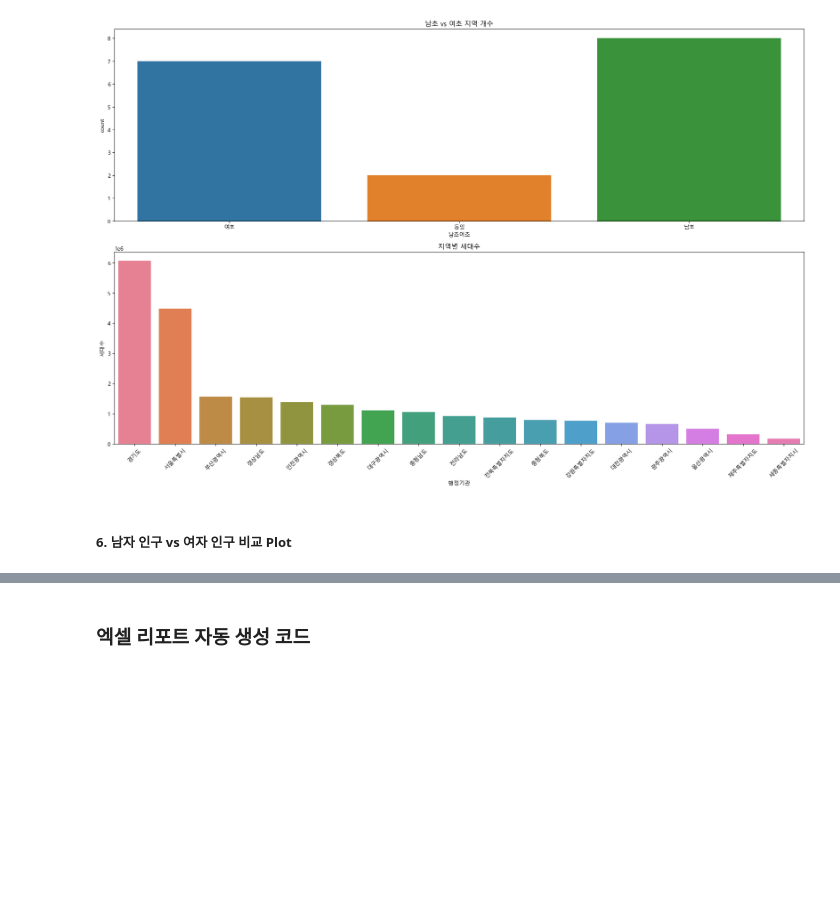
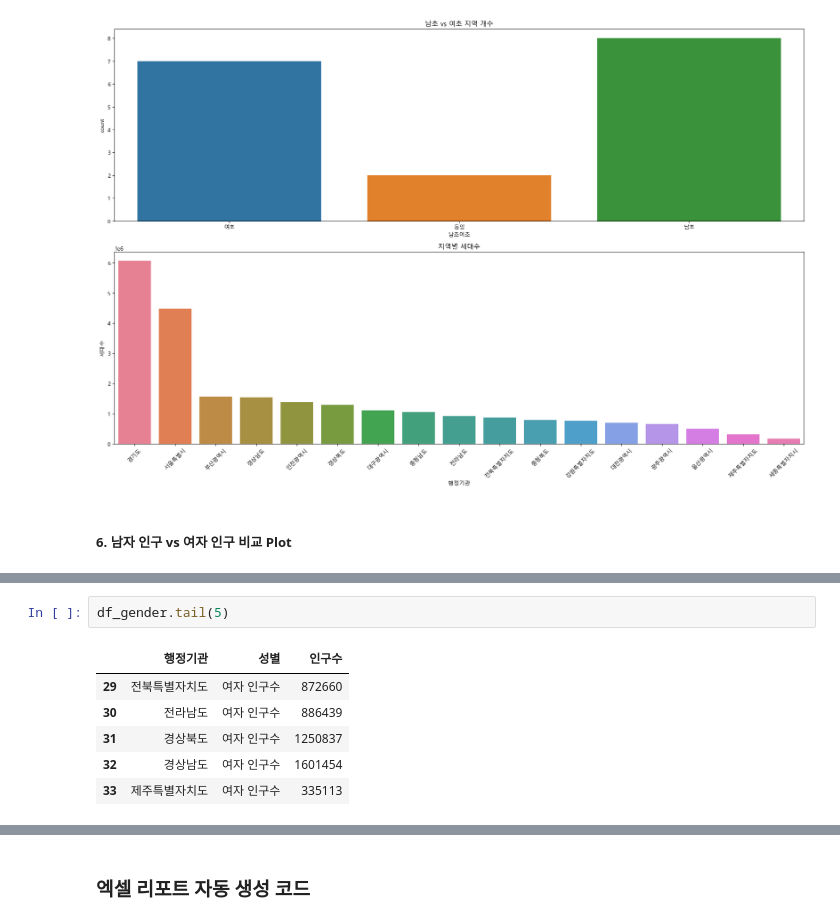
Before and after one commit to Echae0/python_practice, a Jupyter notebook: 04_인구현황분석.ipynb, the cells around one changed output, grey strips where cells are left out. Cells and saved outputs as stored; diff of their text form; blank space fills up the shorter version.

```diff
--- a/04_인구현황분석.ipynb
+++ b/04_인구현황분석.ipynb
@@ -219 +235,10 @@ plt.show()
+# %%
+df_gender.tail(5)
+# %% [output]
+|  | 행정기관 | 성별 | 인구수 |
+| 29 | 전북특별자치도 | 여자 인구수 | 872660 |
+| 30 | 전라남도 | 여자 인구수 | 886439 |
+| 31 | 경상북도 | 여자 인구수 | 1250837 |
+| 32 | 경상남도 | 여자 인구수 | 1601454 |
+| 33 | 제주특별자치도 | 여자 인구수 | 335113 |
 # %%
```
Also changed, not shown: parts of 2 cells of this notebook.
